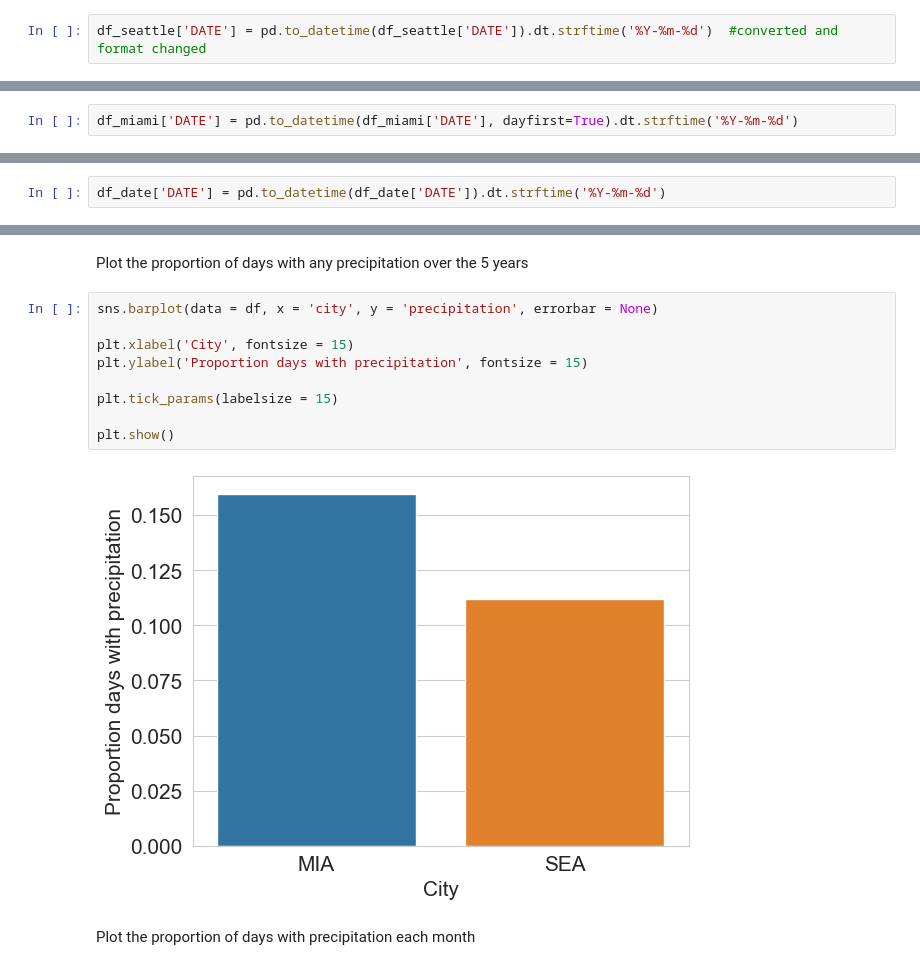
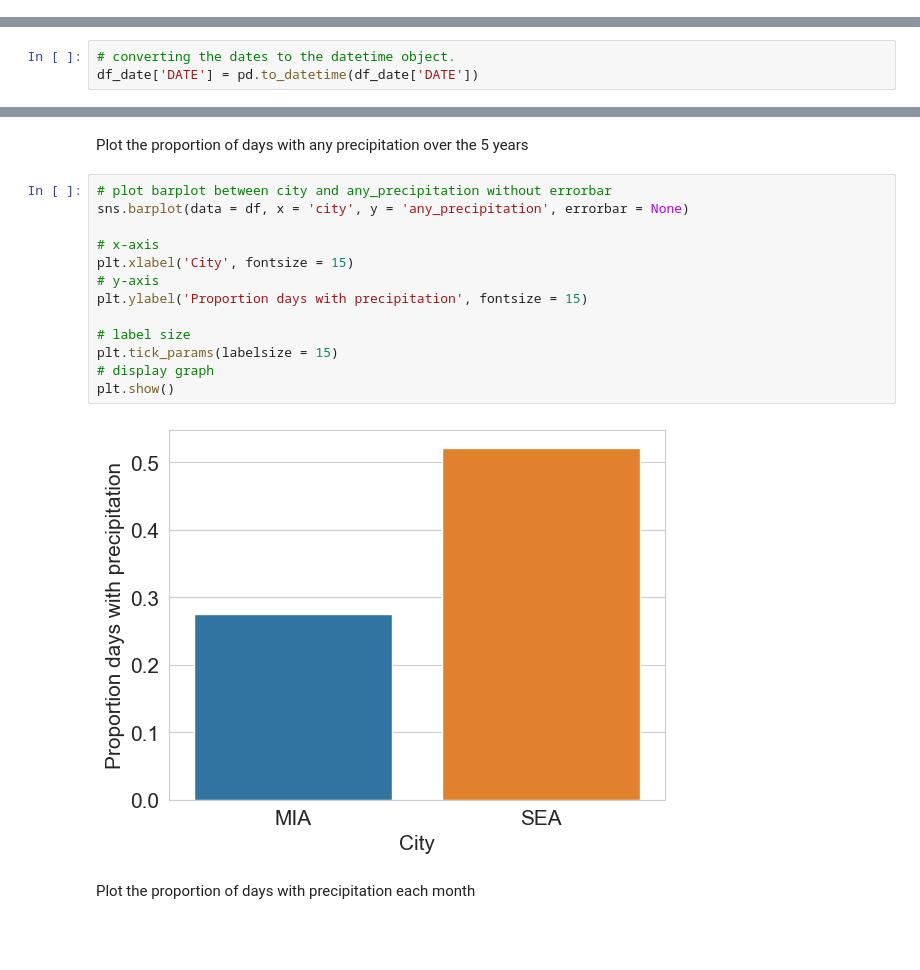
Before and after one commit to prithika029/weather, a Jupyter notebook: code/Weather_Data.ipynb, the cells around one changed output, grey strips where cells are left out. Drawn from its saved outputs; the diff is of its cells as text; blank space fills up the shorter version.

```diff
--- a/code/Weather_Data.ipynb
+++ b/code/Weather_Data.ipynb
@@ -185,2 +149,0 @@ Converting the string 'DATE' to datetime object because date column is in string
-# %%
-df_seattle['DATE'] = pd.to_datetime(df_seattle['DATE']).dt.strftime('%Y-%m-%d')  #converted and format changed
@@ -202,2 +149,0 @@ Name: DATE, Length: 1658, dtype: object
-# %%
-df_miami['DATE'] = pd.to_datetime(df_miami['DATE'], dayfirst=True).dt.strftime('%Y-%m-%d')
@@ -366,6 +290,7 @@ full_range = pd.date_range(start=df_seattle['DATE'].min(),
 df_date = pd.DataFrame(full_range, columns = ['DATE'])
-# %%
-df_date['DATE'] = pd.to_datetime(df_date['DATE']).dt.strftime('%Y-%m-%d')
+# %%
+# converting the dates to the datetime object.
+df_date['DATE'] = pd.to_datetime(df_date['DATE'])
 # %%
 df_date
 # %% [output]
@@ -734,16 +687,20 @@ df.head()
 # %% [markdown]
 Plot the proportion of days with any precipitation over the 5 years
 # %%
-sns.barplot(data = df, x = 'city', y = 'precipitation', errorbar = None)
+# plot barplot between city and any_precipitation without errorbar
+sns.barplot(data = df, x = 'city', y = 'any_precipitation', errorbar = None)
 
+# x-axis
 plt.xlabel('City', fontsize = 15)
+# y-axis
 plt.ylabel('Proportion days with precipitation', fontsize = 15)
 
+# label size
 plt.tick_params(labelsize = 15)
-
+# display graph
 plt.show()
 # %% [output]
-[figure, old version]
+[figure, new version]
 # %% [markdown]
 Plot the proportion of days with precipitation each month
 # %%
```
Also changed, not shown: parts of 71 cells of this notebook, 1 other file.
